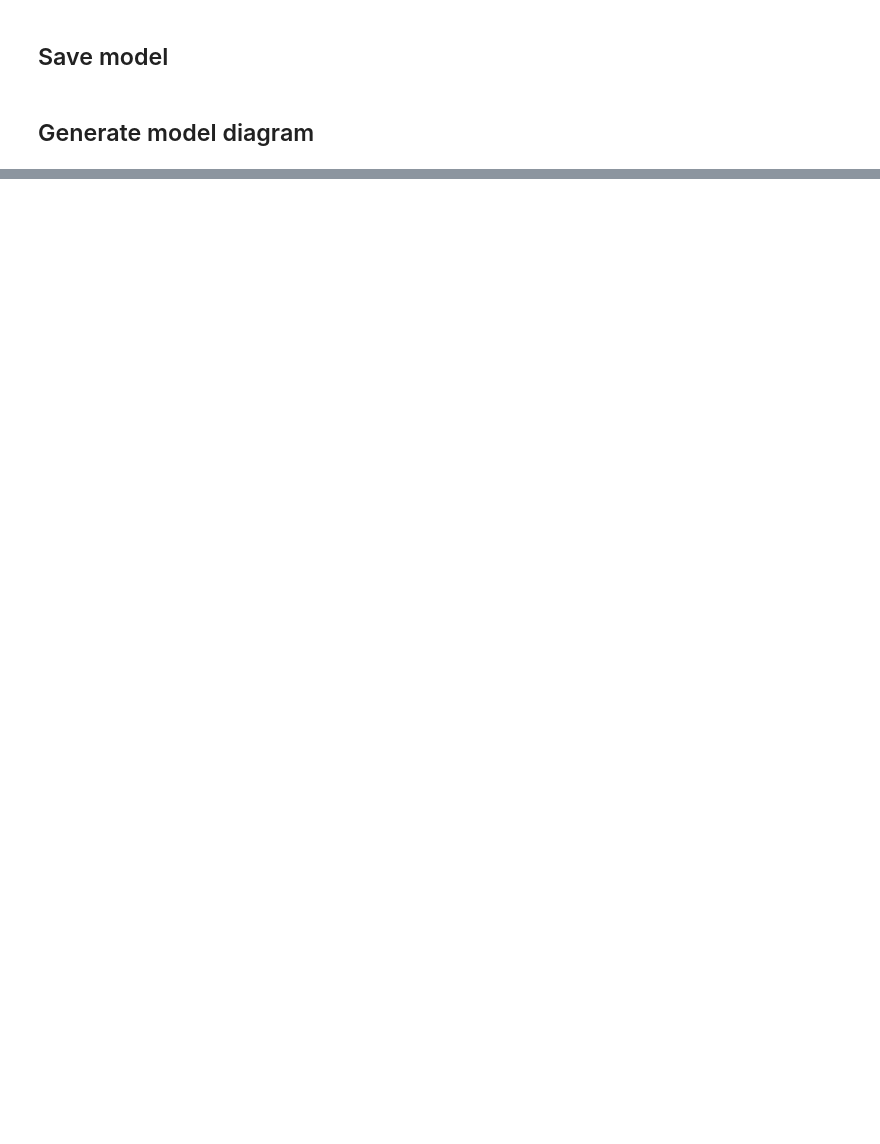
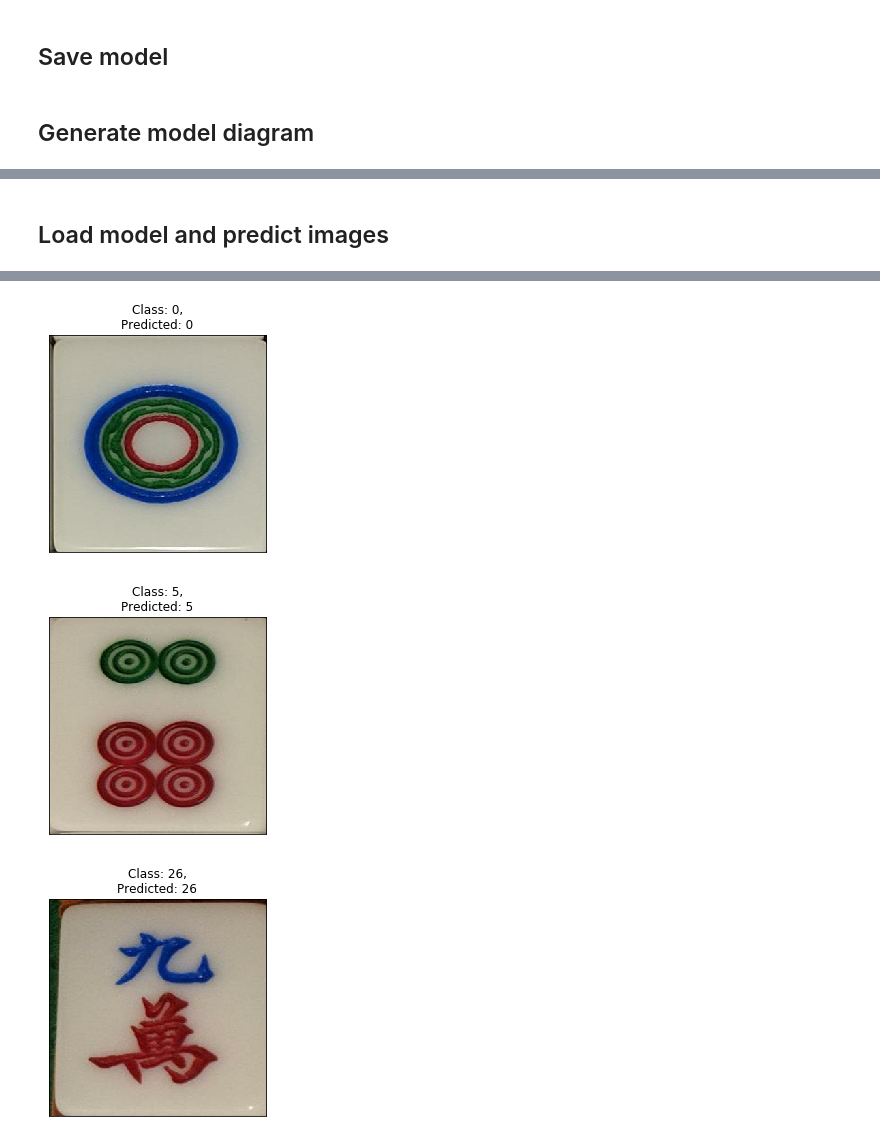
Before and after one commit to elise-ng/COMP4901J_Project, a Jupyter notebook: Classifier.ipynb, the cells around one changed output, grey strips where cells are left out. Cells and saved outputs as stored; diff of their text form; code cells hidden in the pictures; blank space fills up the shorter version.

Commit message:
feat: classifier final re-run

```diff
--- a/Classifier.ipynb
+++ b/Classifier.ipynb
@@ -337,6 +338,10 @@ fc.save('./models/fc_final.h5')
 # %%
 import pydot
 import graphviz
+fc = keras.models.load_model('./models/fc_final.h5')
+
+print(fc.summary())
+
 keras.utils.plot_model(
     fc,
     to_file='fc.png',
@@ -346,0 +370,18 @@ keras.utils.plot_model(
+# %% [markdown]
+## Load model and predict images
+# %%
+encoder = keras.models.load_model('./models/encoder_final.h5')
+fc = keras.models.load_model('./models/fc_final.h5')
+classifier_input = keras.Input(shape=(320,320,3))
+classifier_output = fc(encoder(classifier_input))
+classifier = keras.Model(inputs=classifier_input, outputs=classifier_output)
+
+for n, (image, label) in enumerate(test_ds.skip(15).take(3)):
+    pred = classifier.predict_on_batch(x=image[np.newaxis,:])[0]
+    plt.imshow(image)
+    plt.grid(False)
+    plt.xticks([])
+    plt.yticks([])
+    plt.title("Class: {},\nPredicted: {}".format(np.argmax(label), np.argmax(pred)))
+    plt.show()
+# %% [output]
@@ -346,0 +390,3 @@ keras.utils.plot_model(
+[figure, added]
+[figure, added]
+[figure, added]
```
Also changed, not shown: parts of 9 cells of this notebook, 3 other files.
